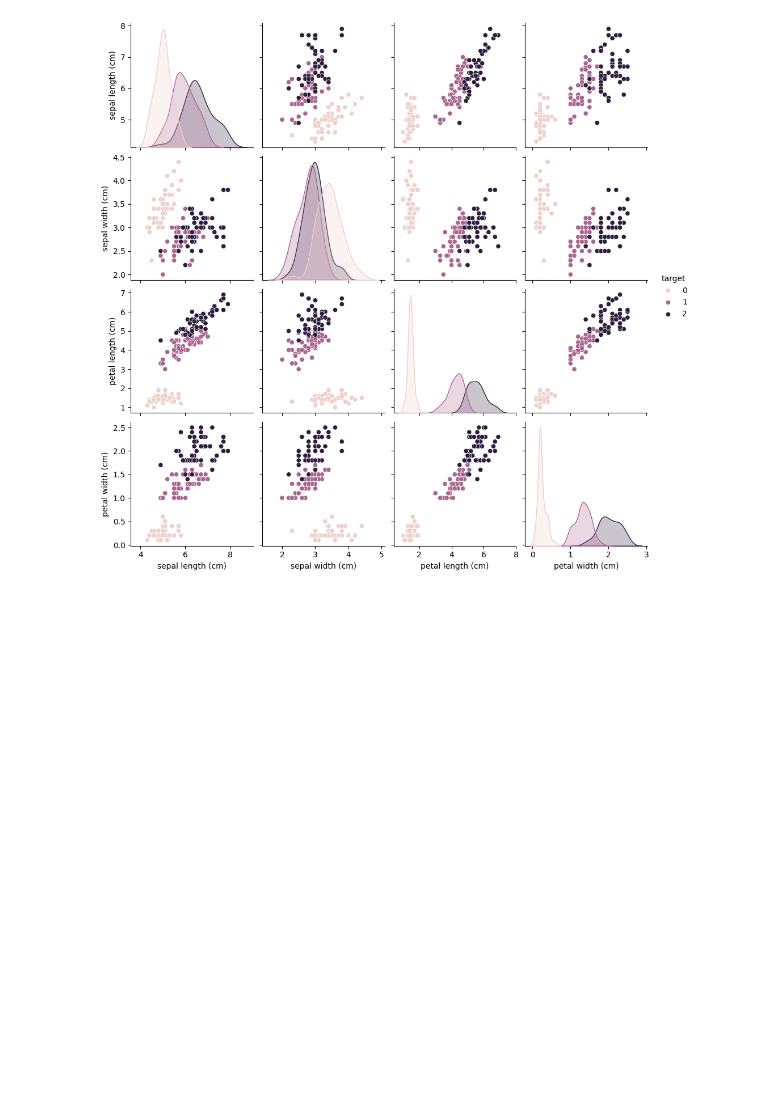
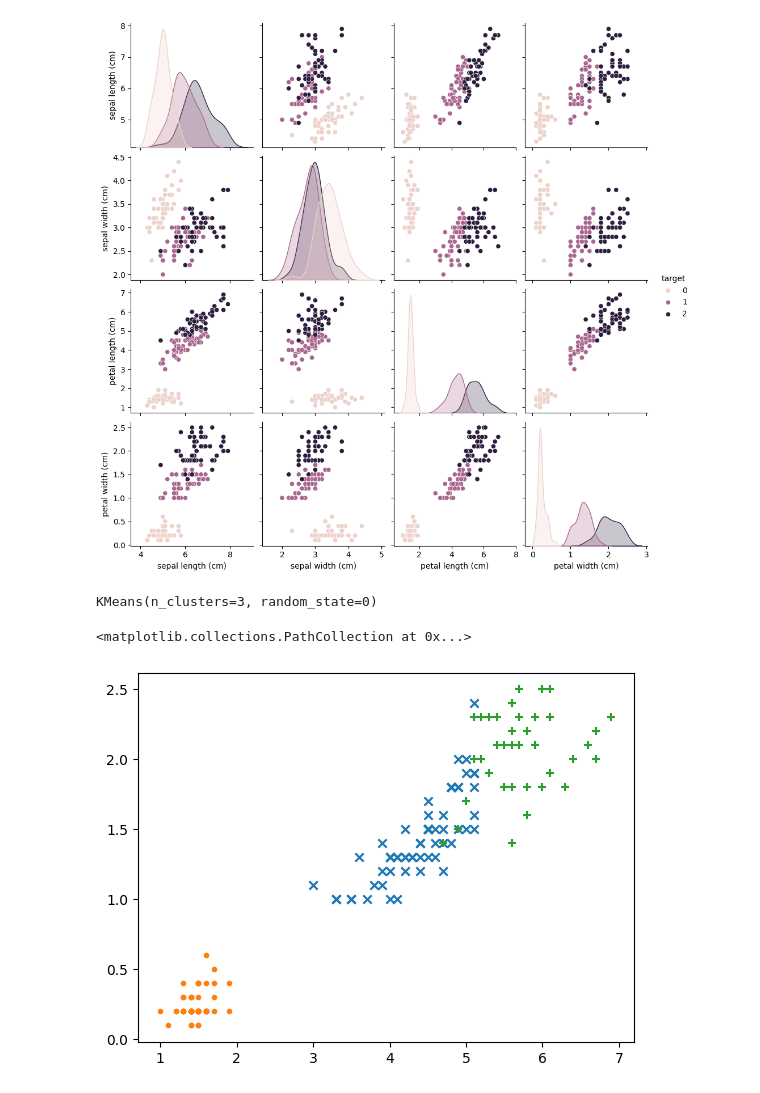
Before and after one commit to shuhei0916/new-ai, a Jupyter notebook: chapter6.ipynb, the cells around one changed output. Cells and saved outputs as stored; diff of their text form; code cells hidden in the pictures; blank space fills up the shorter version.

```diff
--- a/chapter6.ipynb
+++ b/chapter6.ipynb
@@ -196,3 +196,28 @@ sns.pairplot(iris_df, hue='target')
 # %% [output]
 <seaborn.axisgrid.PairGrid at 0x...>
 [figure]
+# %%
+# 6.2.2 k平均法
+from sklearn.cluster import KMeans
+
+model = KMeans(n_clusters=3, random_state=0)
+model.fit(iris.data)
+# %% [output]
+KMeans(n_clusters=3, random_state=0)
+# %%
+import matplotlib.pyplot as plt
+
+axis_1 = 2
+axis_2 = 3
+
+group_0 = iris.data[model.labels_==0]
+plt.scatter(group_0[:, axis_1], group_0[:, axis_2], marker="x")
+
+group_1 = iris.data[model.labels_==1]
+plt.scatter(group_1[:, axis_1], group_1[:, axis_2], marker=".")
+
+group_2 = iris.data[model.labels_==2]
+plt.scatter(group_2[:, axis_1], group_2[:, axis_2], marker="+")
+# %% [output]
+<matplotlib.collections.PathCollection at 0x...>
+[figure, added]
```
